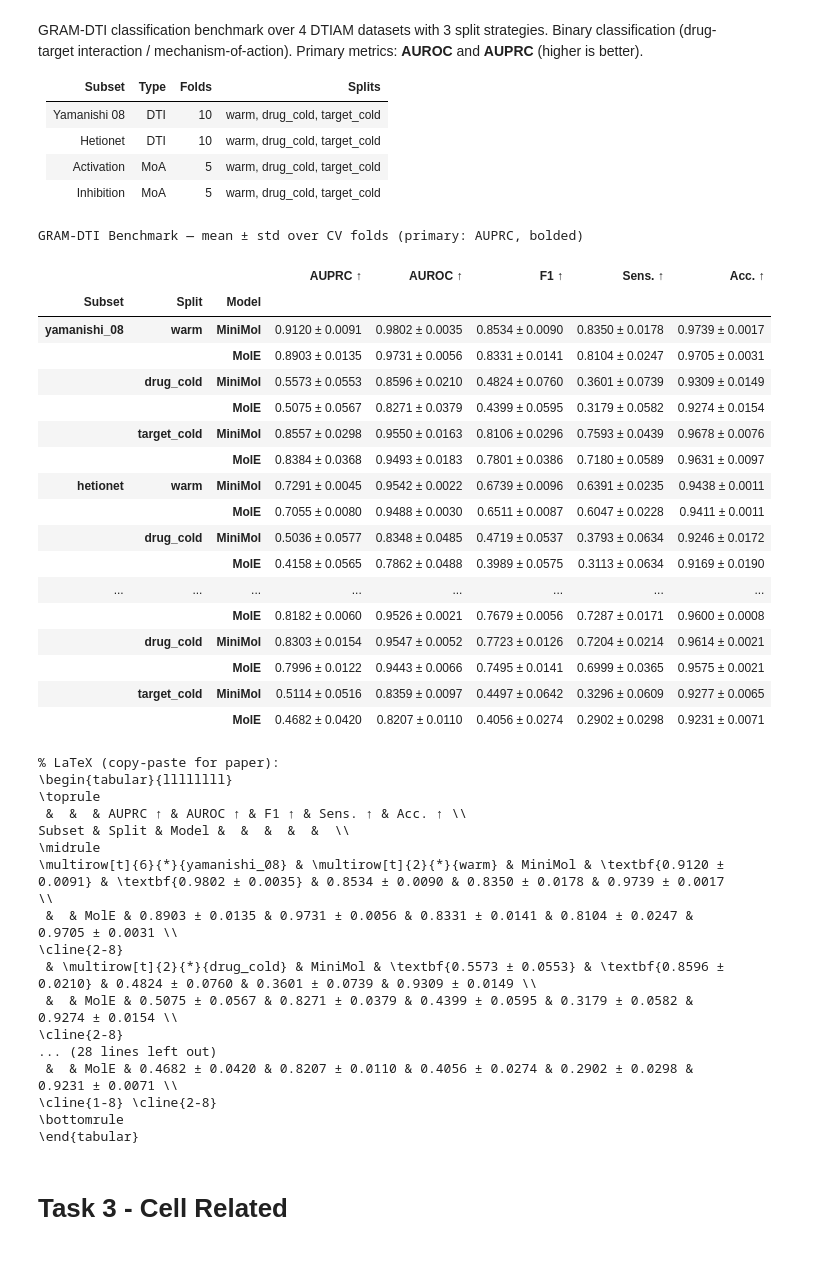
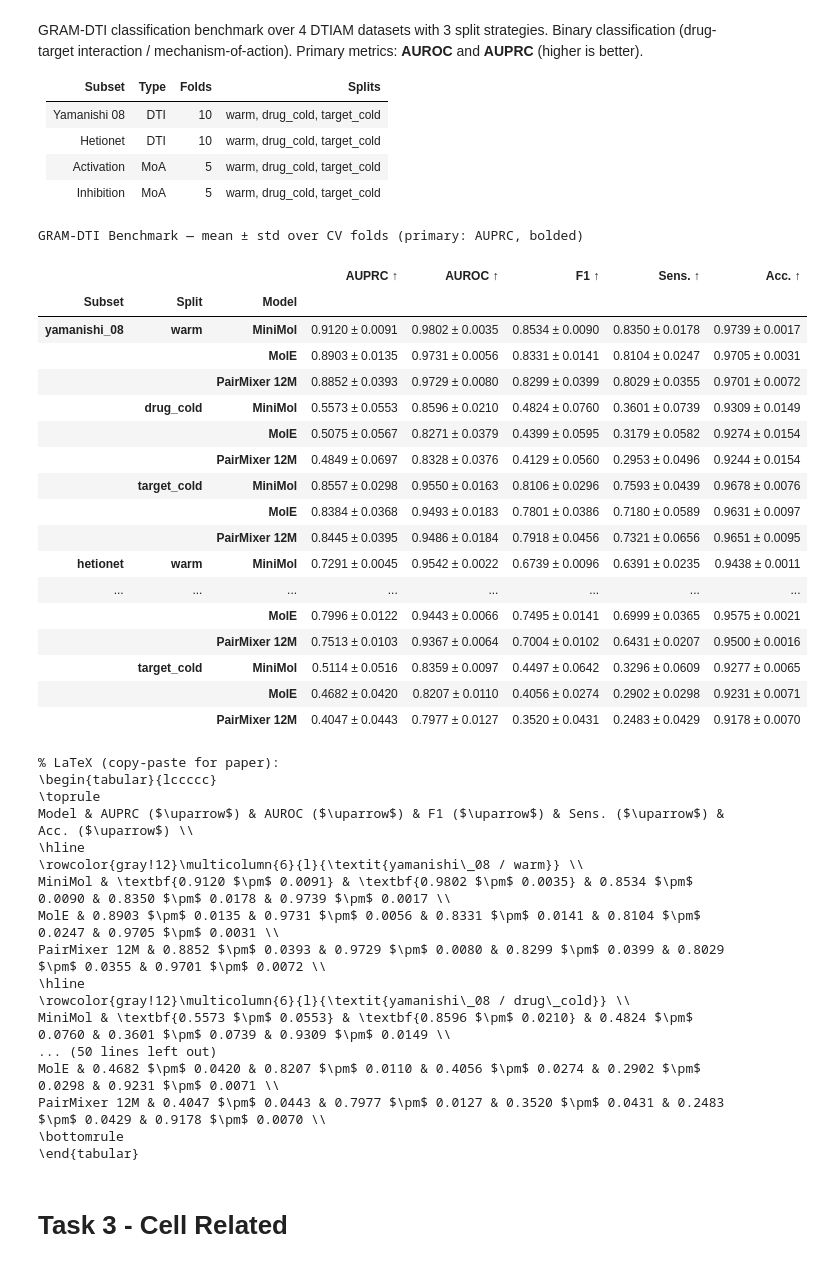
Before and after one commit to seonghyun26/graphium, a Jupyter notebook: notebooks/00_results_dashboard.ipynb, the cells around one changed output. Saved outputs shown, nothing was run; the diff lists cells and outputs as text; code cells hidden in the pictures.

```diff
--- a/notebooks/00_results_dashboard.ipynb
+++ b/notebooks/00_results_dashboard.ipynb
@@ -989,7 +888,7 @@ _DTIAM_METRIC_COLS = [
 _DTIAM_ENCODER_LABELS = {
     'minimol':   'MiniMol',
     'mole':      'MolE',
-    'pairmixer': 'PairMixer',
+    'pairmixer': 'PairMixer 12M',
 }
 
 _dtiam_path = Path('../results/downstream/gram_dti.csv')
@@ -1099,63 +998,63 @@ if _dtiam_path.exists():
         for _method in _DTIAM_METHODS:
             try:
                 _grp = _latex_df.loc[(_subset, _method)]
             except KeyError:
                 continue
             for _mn, _disp, _, _ in _DTIAM_METRIC_COLS:
                 if _mn not in ('test_auprc', 'test_auroc') or _disp not in _latex_df.columns:
                     continue
                 _vals = []
                 for _model_idx in _grp.index:
                     _raw = str(_grp.loc[_model_idx, _disp]).split(' ')[0]
                     try:
                         _vals.append((_model_idx, float(_raw)))
                     except ValueError:
                         pass
                 if len(_vals) < 2:
                     continue
                 _best_model = max(_vals, key=lambda x: x[1])[0]
                 _cur = _latex_df.loc[(_subset, _method, _best_model), _disp]
                 _latex_df.loc[(_subset, _method, _best_model), _disp] = f'\\textbf{{{_cur}}}'
     print('\n% LaTeX (copy-paste for paper):')
-    print(_latex_df.to_latex(multirow=True, escape=False))
+    print(_to_clean_latex(_latex_df))
 else:
     print(f'No GRAM-DTI results at {_dtiam_path}. '
           'Run: bash scripts/gram_dti/run_all.sh [pairmixer_ckpt]')
 # %% [output]
 GRAM-DTI Benchmark — mean ± std over CV folds (primary: AUPRC, bolded)
 |  |  |  | AUPRC ↑ | AUROC ↑ | F1 ↑ | Sens. ↑ | Acc. ↑ |
 | Subset | Split | Model |  |  |  |  |  |
 | yamanishi_08 | warm | MiniMol | 0.9120 ± 0.0091 | 0.9802 ± 0.0035 | 0.8534 ± 0.0090 | 0.8350 ± 0.0178 | 0.9739 ± 0.0017 |
 |  |  | MolE | 0.8903 ± 0.0135 | 0.9731 ± 0.0056 | 0.8331 ± 0.0141 | 0.8104 ± 0.0247 | 0.9705 ± 0.0031 |
+|  |  | PairMixer 12M | 0.8852 ± 0.0393 | 0.9729 ± 0.0080 | 0.8299 ± 0.0399 | 0.8029 ± 0.0355 | 0.9701 ± 0.0072 |
 |  | drug_cold | MiniMol | 0.5573 ± 0.0553 | 0.8596 ± 0.0210 | 0.4824 ± 0.0760 | 0.3601 ± 0.0739 | 0.9309 ± 0.0149 |
 |  |  | MolE | 0.5075 ± 0.0567 | 0.8271 ± 0.0379 | 0.4399 ± 0.0595 | 0.3179 ± 0.0582 | 0.9274 ± 0.0154 |
+|  |  | PairMixer 12M | 0.4849 ± 0.0697 | 0.8328 ± 0.0376 | 0.4129 ± 0.0560 | 0.2953 ± 0.0496 | 0.9244 ± 0.0154 |
 |  | target_cold | MiniMol | 0.8557 ± 0.0298 | 0.9550 ± 0.0163 | 0.8106 ± 0.0296 | 0.7593 ± 0.0439 | 0.9678 ± 0.0076 |
 |  |  | MolE | 0.8384 ± 0.0368 | 0.9493 ± 0.0183 | 0.7801 ± 0.0386 | 0.7180 ± 0.0589 | 0.9631 ± 0.0097 |
+|  |  | PairMixer 12M | 0.8445 ± 0.0395 | 0.9486 ± 0.0184 | 0.7918 ± 0.0456 | 0.7321 ± 0.0656 | 0.9651 ± 0.0095 |
 | hetionet | warm | MiniMol | 0.7291 ± 0.0045 | 0.9542 ± 0.0022 | 0.6739 ± 0.0096 | 0.6391 ± 0.0235 | 0.9438 ± 0.0011 |
-|  |  | MolE | 0.7055 ± 0.0080 | 0.9488 ± 0.0030 | 0.6511 ± 0.0087 | 0.6047 ± 0.0228 | 0.9411 ± 0.0011 |
-|  | drug_cold | MiniMol | 0.5036 ± 0.0577 | 0.8348 ± 0.0485 | 0.4719 ± 0.0537 | 0.3793 ± 0.0634 | 0.9246 ± 0.0172 |
-|  |  | MolE | 0.4158 ± 0.0565 | 0.7862 ± 0.0488 | 0.3989 ± 0.0575 | 0.3113 ± 0.0634 | 0.9169 ± 0.0190 |
 | ... | ... | ... | ... | ... | ... | ... | ... |
-|  |  | MolE | 0.8182 ± 0.0060 | 0.9526 ± 0.0021 | 0.7679 ± 0.0056 | 0.7287 ± 0.0171 | 0.9600 ± 0.0008 |
-|  | drug_cold | MiniMol | 0.8303 ± 0.0154 | 0.9547 ± 0.0052 | 0.7723 ± 0.0126 | 0.7204 ± 0.0214 | 0.9614 ± 0.0021 |
 |  |  | MolE | 0.7996 ± 0.0122 | 0.9443 ± 0.0066 | 0.7495 ± 0.0141 | 0.6999 ± 0.0365 | 0.9575 ± 0.0021 |
+|  |  | PairMixer 12M | 0.7513 ± 0.0103 | 0.9367 ± 0.0064 | 0.7004 ± 0.0102 | 0.6431 ± 0.0207 | 0.9500 ± 0.0016 |
 |  | target_cold | MiniMol | 0.5114 ± 0.0516 | 0.8359 ± 0.0097 | 0.4497 ± 0.0642 | 0.3296 ± 0.0609 | 0.9277 ± 0.0065 |
 |  |  | MolE | 0.4682 ± 0.0420 | 0.8207 ± 0.0110 | 0.4056 ± 0.0274 | 0.2902 ± 0.0298 | 0.9231 ± 0.0071 |
+|  |  | PairMixer 12M | 0.4047 ± 0.0443 | 0.7977 ± 0.0127 | 0.3520 ± 0.0431 | 0.2483 ± 0.0429 | 0.9178 ± 0.0070 |
 % LaTeX (copy-paste for paper):
-\begin{tabular}{llllllll}
+\begin{tabular}{lccccc}
 \toprule
- &  &  & AUPRC ↑ & AUROC ↑ & F1 ↑ & Sens. ↑ & Acc. ↑ \\
-Subset & Split & Model &  &  &  &  &  \\
-\midrule
-\multirow[t]{6}{*}{yamanishi_08} & \multirow[t]{2}{*}{warm} & MiniMol & \textbf{0.9120 ± 0.0091} & \textbf{0.9802 ± 0.0035} & 0.8534 ± 0.0090 & 0.8350 ± 0.0178 & 0.9739 ± 0.0017 \\
- &  & MolE & 0.8903 ± 0.0135 & 0.9731 ± 0.0056 & 0.8331 ± 0.0141 & 0.8104 ± 0.0247 & 0.9705 ± 0.0031 \\
-\cline{2-8}
- & \multirow[t]{2}{*}{drug_cold} & MiniMol & \textbf{0.5573 ± 0.0553} & \textbf{0.8596 ± 0.0210} & 0.4824 ± 0.0760 & 0.3601 ± 0.0739 & 0.9309 ± 0.0149 \\
- &  & MolE & 0.5075 ± 0.0567 & 0.8271 ± 0.0379 & 0.4399 ± 0.0595 & 0.3179 ± 0.0582 & 0.9274 ± 0.0154 \\
-\cline{2-8}
-... (28 lines left out)
- &  & MolE & 0.4682 ± 0.0420 & 0.8207 ± 0.0110 & 0.4056 ± 0.0274 & 0.2902 ± 0.0298 & 0.9231 ± 0.0071 \\
-\cline{1-8} \cline{2-8}
+Model & AUPRC ($\uparrow$) & AUROC ($\uparrow$) & F1 ($\uparrow$) & Sens. ($\uparrow$) & Acc. ($\uparrow$) \\
+\hline
+\rowcolor{gray!12}\multicolumn{6}{l}{\textit{yamanishi\_08 / warm}} \\
+MiniMol & \textbf{0.9120 $\pm$ 0.0091} & \textbf{0.9802 $\pm$ 0.0035} & 0.8534 $\pm$ 0.0090 & 0.8350 $\pm$ 0.0178 & 0.9739 $\pm$ 0.0017 \\
+MolE & 0.8903 $\pm$ 0.0135 & 0.9731 $\pm$ 0.0056 & 0.8331 $\pm$ 0.0141 & 0.8104 $\pm$ 0.0247 & 0.9705 $\pm$ 0.0031 \\
+PairMixer 12M & 0.8852 $\pm$ 0.0393 & 0.9729 $\pm$ 0.0080 & 0.8299 $\pm$ 0.0399 & 0.8029 $\pm$ 0.0355 & 0.9701 $\pm$ 0.0072 \\
+\hline
+\rowcolor{gray!12}\multicolumn{6}{l}{\textit{yamanishi\_08 / drug\_cold}} \\
+MiniMol & \textbf{0.5573 $\pm$ 0.0553} & \textbf{0.8596 $\pm$ 0.0210} & 0.4824 $\pm$ 0.0760 & 0.3601 $\pm$ 0.0739 & 0.9309 $\pm$ 0.0149 \\
+... (50 lines left out)
+MolE & 0.4682 $\pm$ 0.0420 & 0.8207 $\pm$ 0.0110 & 0.4056 $\pm$ 0.0274 & 0.2902 $\pm$ 0.0298 & 0.9231 $\pm$ 0.0071 \\
+PairMixer 12M & 0.4047 $\pm$ 0.0443 & 0.7977 $\pm$ 0.0127 & 0.3520 $\pm$ 0.0431 & 0.2483 $\pm$ 0.0429 & 0.9178 $\pm$ 0.0070 \\
 \bottomrule
 \end{tabular}
 # %% [markdown]
```
Also changed, not shown: parts of 8 cells of this notebook, 43 other files.
